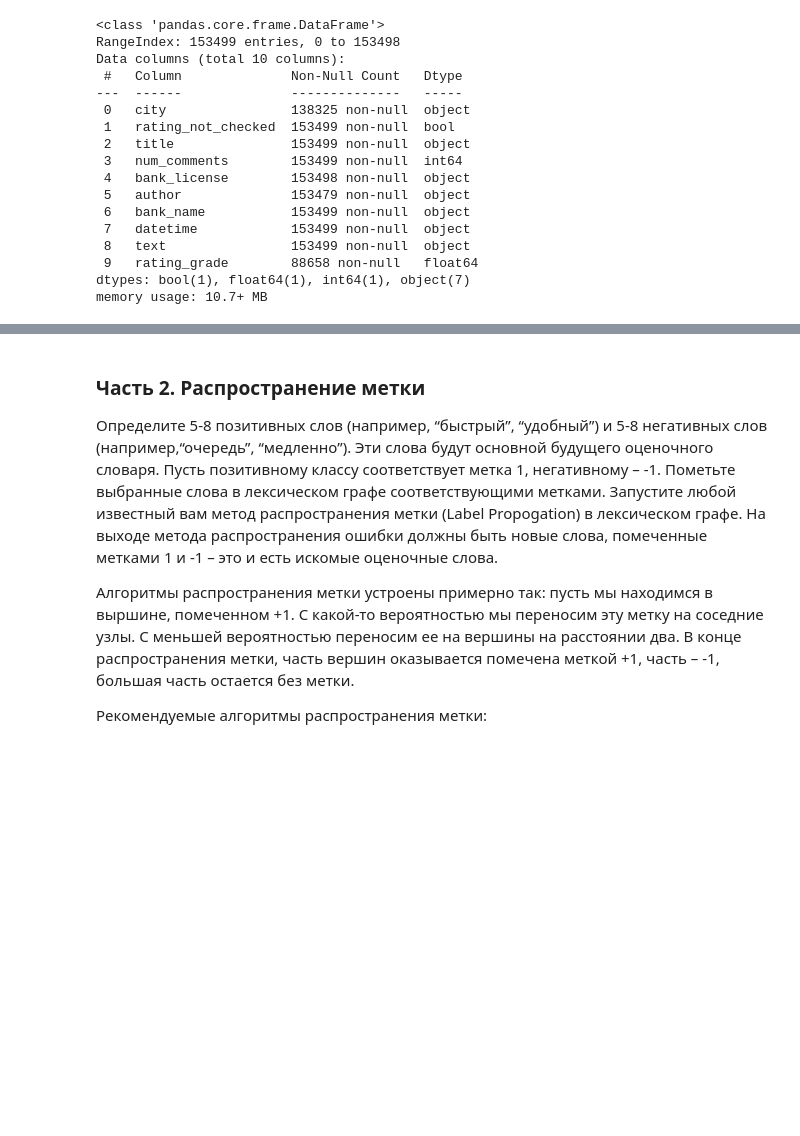
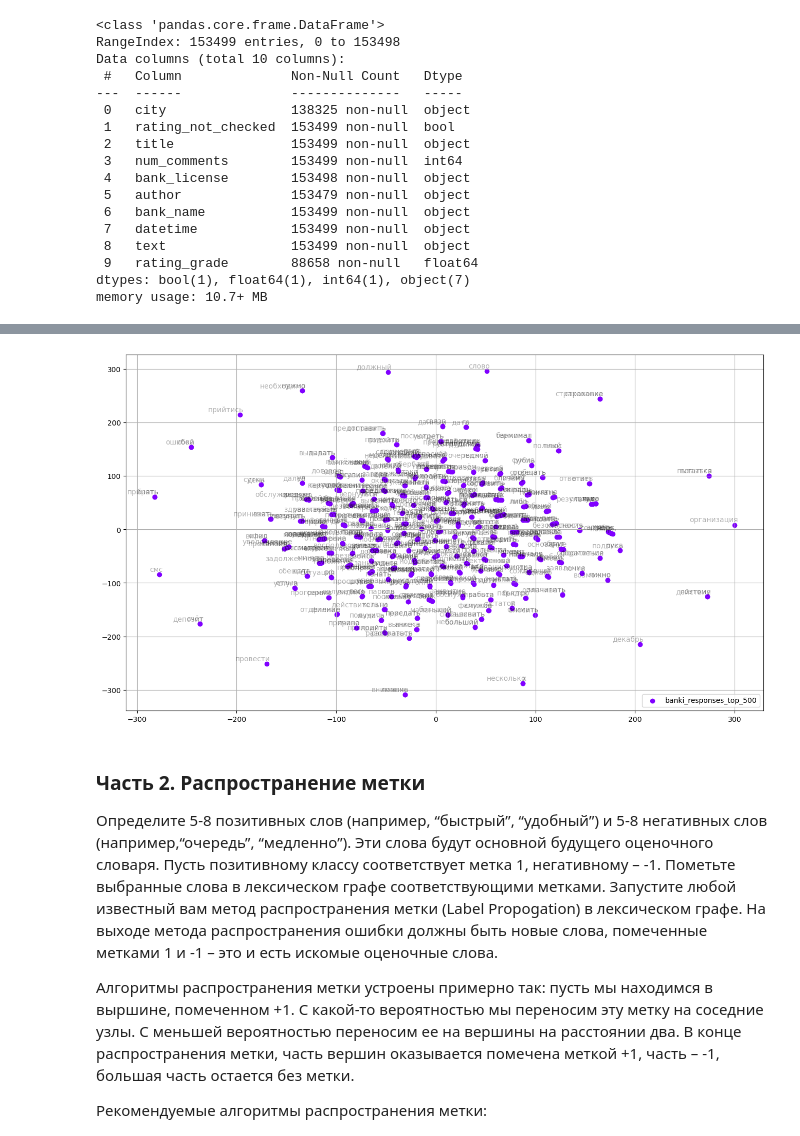
Before and after one commit to p-maksimova/sentiment-analysis-dict-hw, a Jupyter notebook: hw-3.ipynb, the cells around one changed output, grey strips where cells are left out. Drawn from its saved outputs; the diff is of its cells as text; code cells hidden in the pictures; blank space fills up the shorter version.

Commit message:
w2v_model-1

```diff
--- a/hw-3.ipynb
+++ b/hw-3.ipynb
@@ -142,6 +137,6 @@ model = Word2Vec(df['text_pp'], workers=4, vector_size=300, min_count=1, window=
 # %%
-# тест на определение ближайших слов  #most_similar('сотрудник')
+# выведем первые 10 слов словаря модели
 for i, w in enumerate(model.wv.index_to_key):
-    if i == 100:
+    if i == 10:
         break
     print(i, w)
@@ -155,0 +207,3 @@ model.wv.doesnt_match(['кредит', 'повод', 'росспотребнад
+# %%
+%%time
+corpus_words = list(itertools.chain(*corpus))
@@ -156,3 +213,30 @@ model.wv.doesnt_match(['кредит', 'повод', 'росспотребнад
+# %%
+words = []
+embeddings = []
+
+for word in Counter(corpus_words).most_common(500):
+    embeddings.append(model.wv[word[0]])
+    words.append(word[0])
+# %%
+tsne_model = TSNE(perplexity=1, n_components=2, init='pca', n_iter=3500, random_state=42)
+embeddings = tsne_model.fit_transform(np.array(embeddings))
+# %%
+def tsne_plot(label, embeddings, words=[], a=1):
+    plt.figure(figsize=(16, 9))
+    colors = cm.rainbow(np.linspace(0, 0, 1))
+    x = embeddings[:,0]
+    y = embeddings[:,1]
+    plt.scatter(x, y, c=colors, alpha=a, label=label)
+    for i, word in enumerate(words):
+        plt.annotate(word, alpha=0.3, xy=(x[i], y[i]), xytext=(5, 2),
+                     textcoords='offset points', ha='right', va='bottom', size=10)
+    plt.legend(loc=4)
+    plt.grid(True)
+    plt.show()
+
+tsne_plot('banki_responses_top_500', embeddings, words)
+# %% [output]
+[figure, added]
 # %% [markdown]
 ### Часть 2. Распространение метки
 Определите 5-8 позитивных слов (например, “быстрый”, “удобный”) и 5-8 негативных слов (например,“очередь”, “медленно”). Эти слова будут основной будущего оценочного словаря. Пусть позитивному классу соответствует метка 1, негативному – -1. Пометьте выбранные слова в лексическом графе соответствующими метками. Запустите любой известный вам метод распространения метки (Label Propogation) в лексическом графе. На выходе метода распространения ошибки должны быть новые слова, помеченные метками 1 и -1 – это и есть искомые оценочные слова.
```
Also changed, not shown: parts of 28 cells of this notebook, 1 other file.
